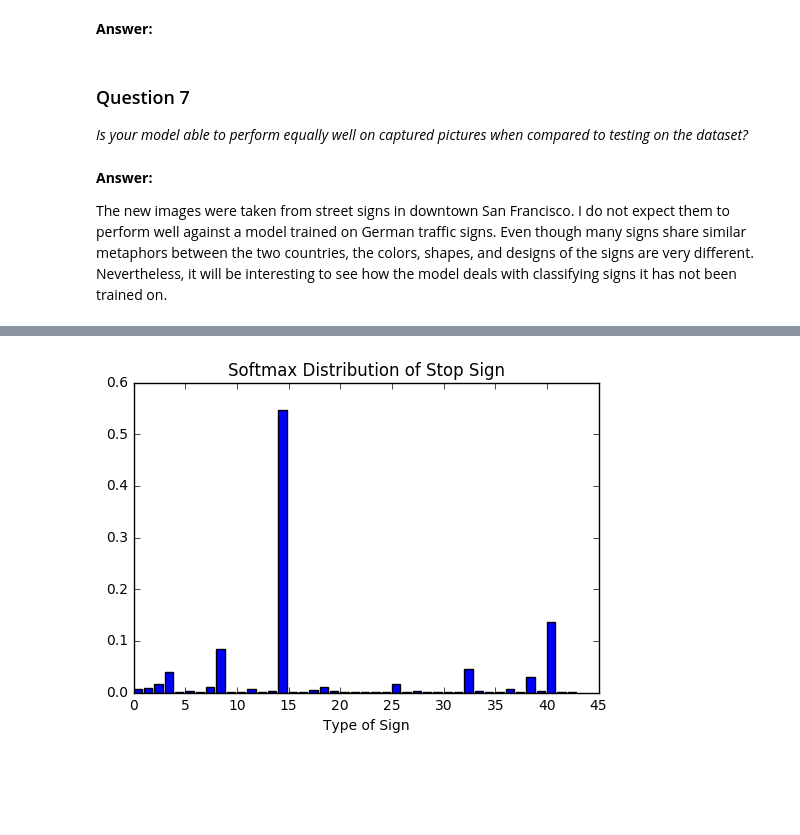
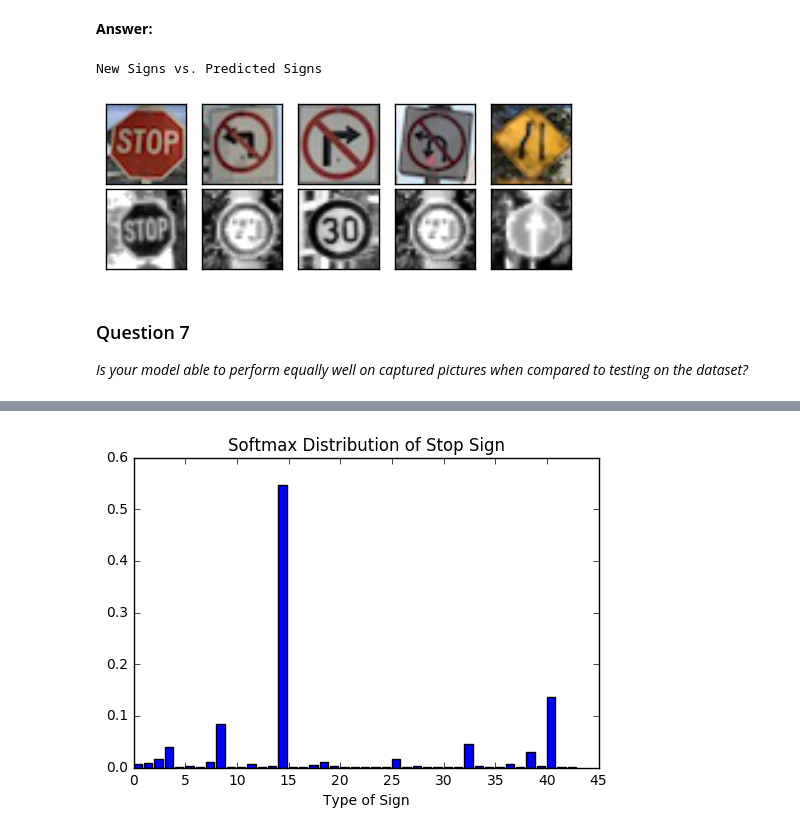
Before and after one commit to rgcottrell/traffic-signs, a Jupyter notebook: Traffic_Signs_Recognition.ipynb, the cells around one changed output, grey strips where cells are left out. Drawn from its saved outputs; the diff is of its cells as text; code cells hidden in the pictures; blank space fills up the shorter version.

```diff
--- a/Traffic_Signs_Recognition.ipynb
+++ b/Traffic_Signs_Recognition.ipynb
@@ -241,15 +241,15 @@ def bias_variable(shape):
 # Weights for each layer of the network.
 weights = {
     'conv1': weight_variable([5, 5, 1, 32]),
-    'conv2': weight_variable([5, 5, 32, 64]),
-    'fc1': weight_variable([8*8*64, 1024]),
+    'conv2': weight_variable([5, 5, 32, 128]),
+    'fc1': weight_variable([8*8*128, 1024]),
     'out': weight_variable([1024, n_classes])
 }
 
 # Biases for each layer of the network.
 biases = {
     'conv1': bias_variable([32]),
-    'conv2': bias_variable([64]),
+    'conv2': bias_variable([128]),
     'fc1': bias_variable([1024]),
     'out': bias_variable([n_classes])
 }
@@ -279,7 +279,7 @@ def conv_network(x, weights, biases, keep_prob):
     conv2 = maxpool2d(conv2)
 
     # Flatten the convolution layer before the fully connected layer.
-    conv2 = tf.reshape(conv2, [-1, 8*8*64])
+    conv2 = tf.reshape(conv2, [-1, 8*8*128])
 
     # Fully connected with ReLU activation and dropout.
     # Dimension: 8x8x64 to 1024.
@@ -338,7 +338,7 @@ The final redout layer reduces the dimension to 43, one for each class in the da
 ### Train your model here.
 ### Feel free to use as many code cells as needed.
 
-epochs = 10
+epochs = 12
 batch_size = 50
 learning_rate = 0.0001
 dropout = 0.75
@@ -462,11 +467,26 @@ _Choose five candidate images of traffic signs and provide them in the report. A
 ### Feel free to use as many code cells as needed.
 
 y_new = session.run(prediction, feed_dict={x: X_new_normalized, keep_prob: 1.0})
+# %%
+fig = plt.figure()
+
+for index, image in enumerate(X_new):
+    sub = fig.add_subplot(1, 5, index + 1)
+    sub.set_xticks([])
+    sub.set_yticks([])
+    sub.imshow(image)
+
+for index, label_id in enumerate(y_new):
+    sub = fig.add_subplot(2, 5, 5 + index + 1)
+    sub.set_xticks([])
+    sub.set_yticks([])
+    sub.imshow(X_train_normalized[label_indexes[np.argmax(label_id)]], cmap='gray')
+
+print('New Signs vs. Predicted Signs')
+# %% [output]
+New Signs vs. Predicted Signs
+[figure, added]
 # %% [markdown]
 ### Question 7
 
 _Is your model able to perform equally well on captured pictures when compared to testing on the dataset?_
-# %% [markdown]
-**Answer:**
-
-The new images were taken from street signs in downtown San Francisco. I do not expect them to perform well against a model trained on German traffic signs. Even though many signs share similar metaphors between the two countries, the colors, shapes, and designs of the signs are very different. Nevertheless, it will be interesting to see how the model deals with classifying signs it has not been trained on.
```
Also changed, not shown: parts of 3 cells of this notebook, 1 other file.
